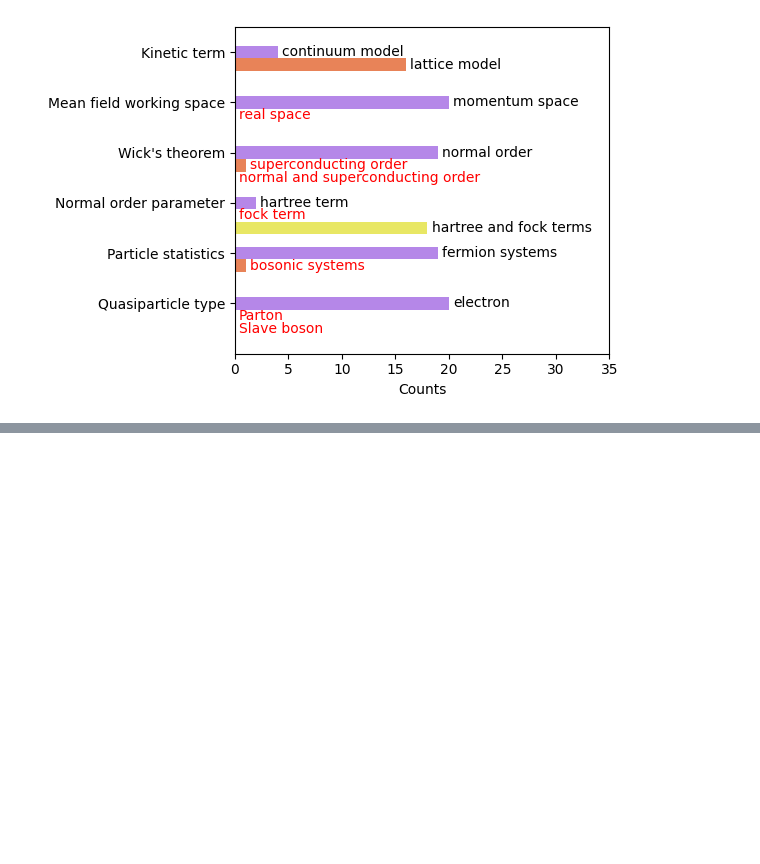
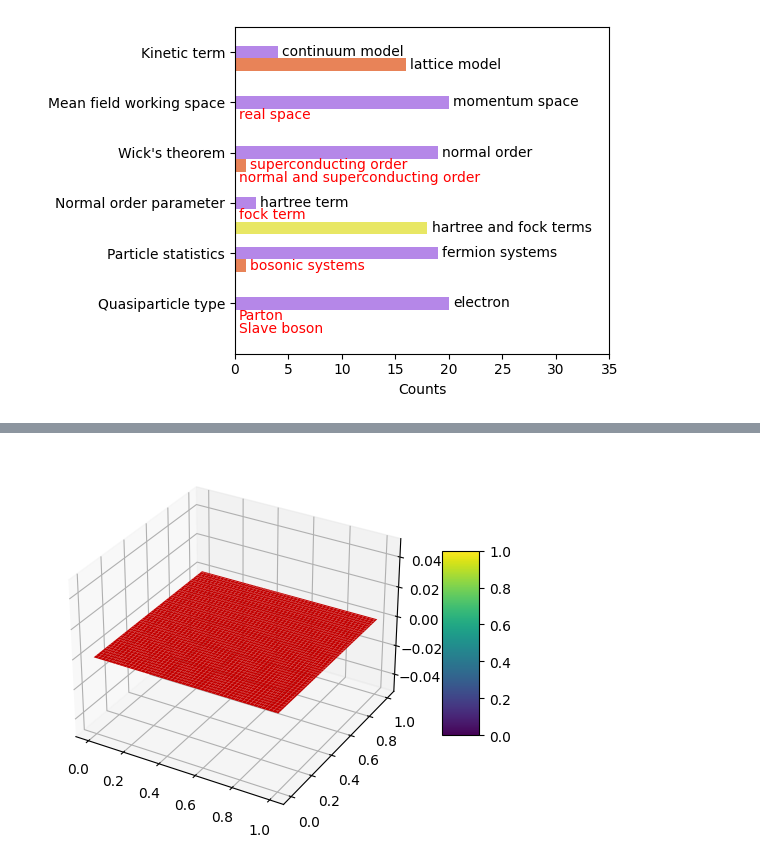
Before and after one commit to hainingpan/HartreeFock_GPT, a Jupyter notebook: utils.ipynb, the cells around one changed output, grey strips where cells are left out. Cells and saved outputs as stored; diff of their text form; code cells hidden in the pictures; blank space fills up the shorter version.

```diff
--- a/utils.ipynb
+++ b/utils.ipynb
@@ -180,0 +340,25 @@ fig.savefig('tag_stat.png')
+# %%
+import matplotlib.pyplot as plt
+from mpl_toolkits.mplot3d import Axes3D
+import numpy as np
+
+fig = plt.figure()
+ax = fig.add_subplot(111, projection='3d')
+
+# Define the points on the (x, y) grid. We're creating a grid of points in the square [0,1]x[0,1]
+x = np.linspace(0, 1, 100)
+y = np.linspace(0, 1, 100)
+x, y = np.meshgrid(x, y)
+
+# The z-coordinates are all zero, so this is just a flat surface at z=0.
+z = np.zeros_like(x)
+
+# Plot the surface. The color is determined by the height relative to the colormap
+surf = ax.plot_surface(x, y, z, color='r',alpha=1)
+
+# Add a color bar which maps values to colors.
+fig.colorbar(surf, shrink=0.5, aspect=5)
+
+plt.show()
+# %% [output]
+[figure, added]
```
Also changed, not shown: parts of 8 cells of this notebook, 9 other files.
